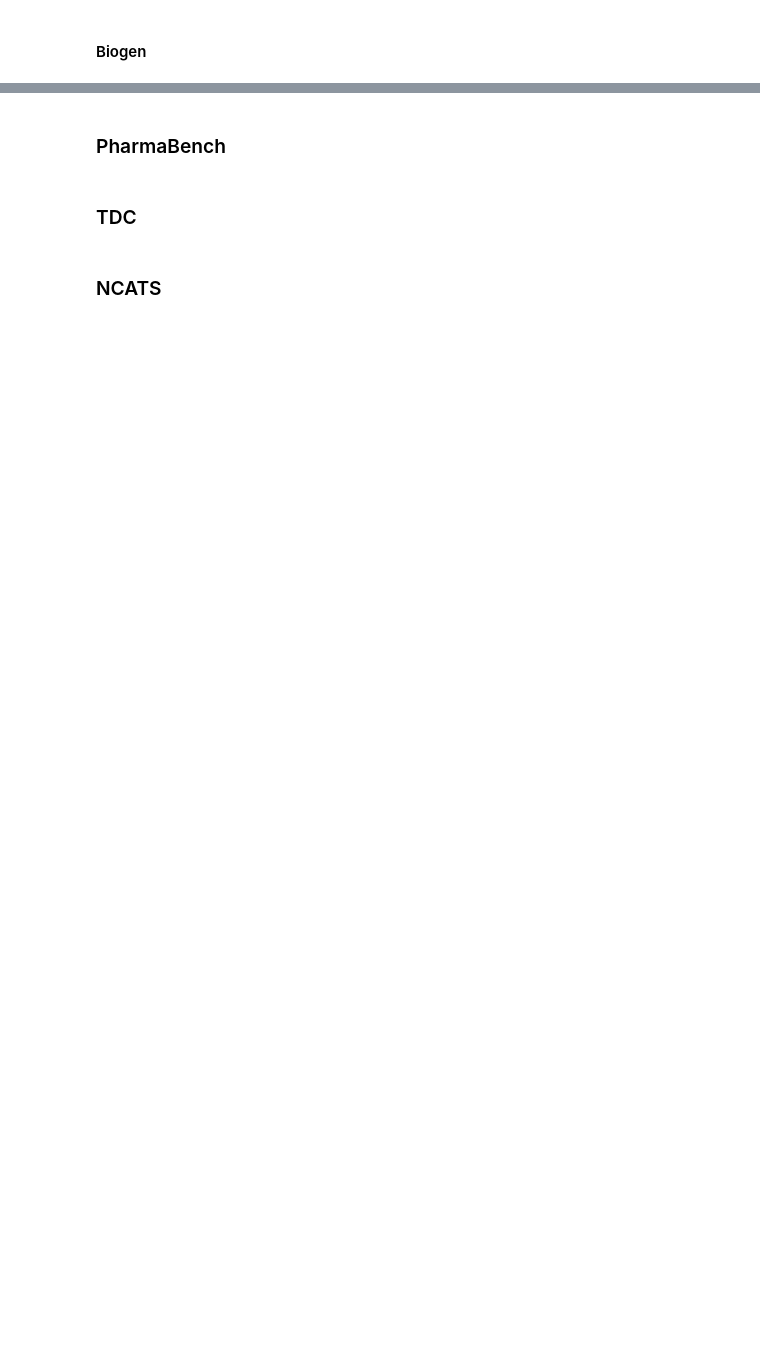
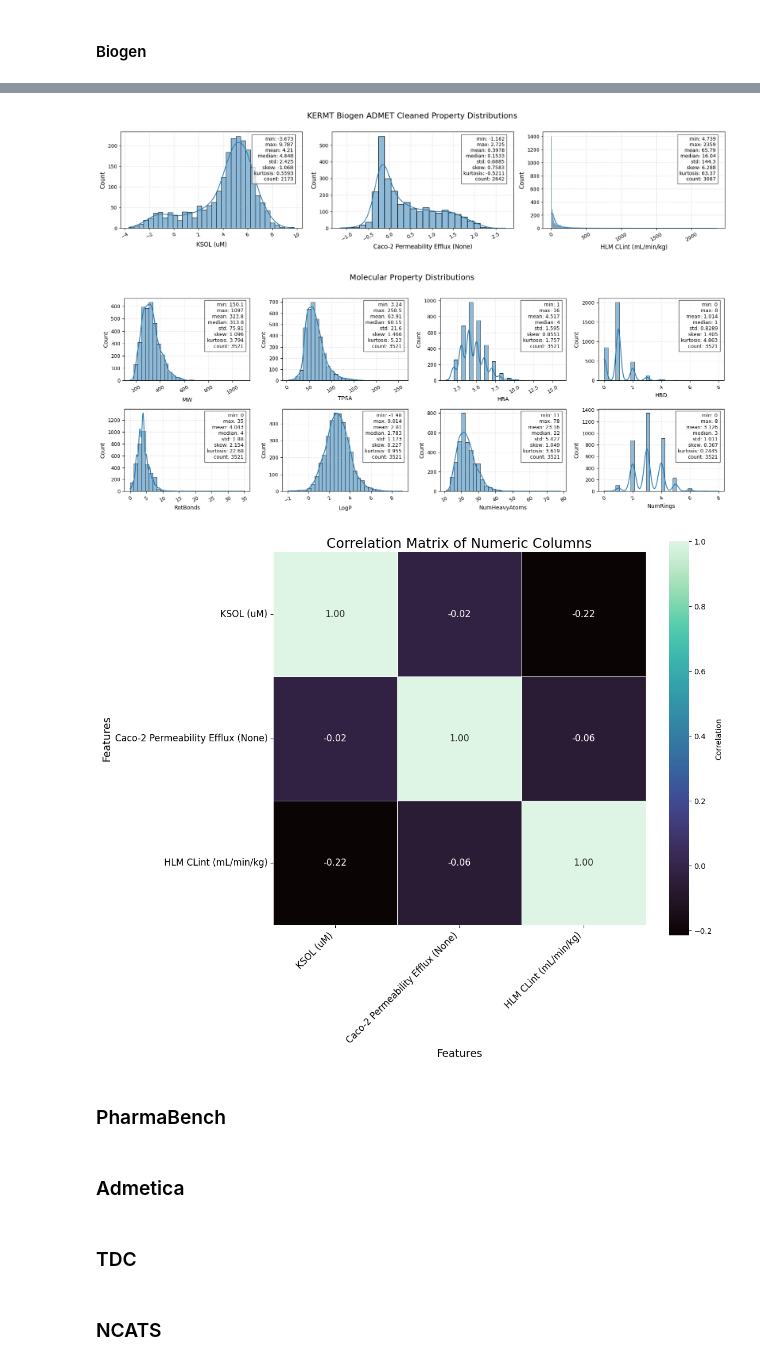
Before and after one commit to alec-glisman/OpenADMET-ExpansionRx-Blind-Challenge, a Jupyter notebook: notebooks/exploratory_data_analysis.ipynb, the cells around one changed output, grey strips where cells are left out. Drawn from its saved outputs; the diff is of its cells as text; code cells hidden in the pictures; blank space fills up the shorter version.

```diff
--- a/notebooks/exploratory_data_analysis.ipynb
+++ b/notebooks/exploratory_data_analysis.ipynb
@@ -607,2 +871,28 @@ logger.info(f"KERMT Biogen Dataframe columns: {df_kermt_biogen.columns.tolist()}
+# %%
+df = df_kermt_biogen_admet_cleaned.copy()
+output_dir = data_path.parents[1] / "figures"
+fname = "kermt_biogen_admet_cleaned"
+
+df_props = compute_molecular_properties(df["SMILES"])
+output_dir.mkdir(parents=True, exist_ok=True)
+
+fig, ax = plot_numeric_distributions(
+    df,
+    n_cols=3,
+    title="KERMT Biogen ADMET Cleaned Property Distributions",
+    save_path=output_dir / f"{fname}_numeric_distributions.png",
+)
+fig, ax = plot_property_distributions(
+    df_props,
+    save_path=output_dir / f"{fname}_molecular_property_distributions.png",
+)
+fig, ax = plot_correlation_matrix(
+    df,
+    save_path=output_dir / f"{fname}_numeric_correlation_matrix.png",
+)
+# %% [output]
+[figure, added]
+[figure, added]
+[figure, added]
 # %% [markdown]
 ### PharmaBench
@@ -608,0 +923,2 @@ logger.info(f"KERMT Biogen Dataframe columns: {df_kermt_biogen.columns.tolist()}
+# %% [markdown]
+### Admetica
```
Also changed, not shown: parts of 39 cells of this notebook.
